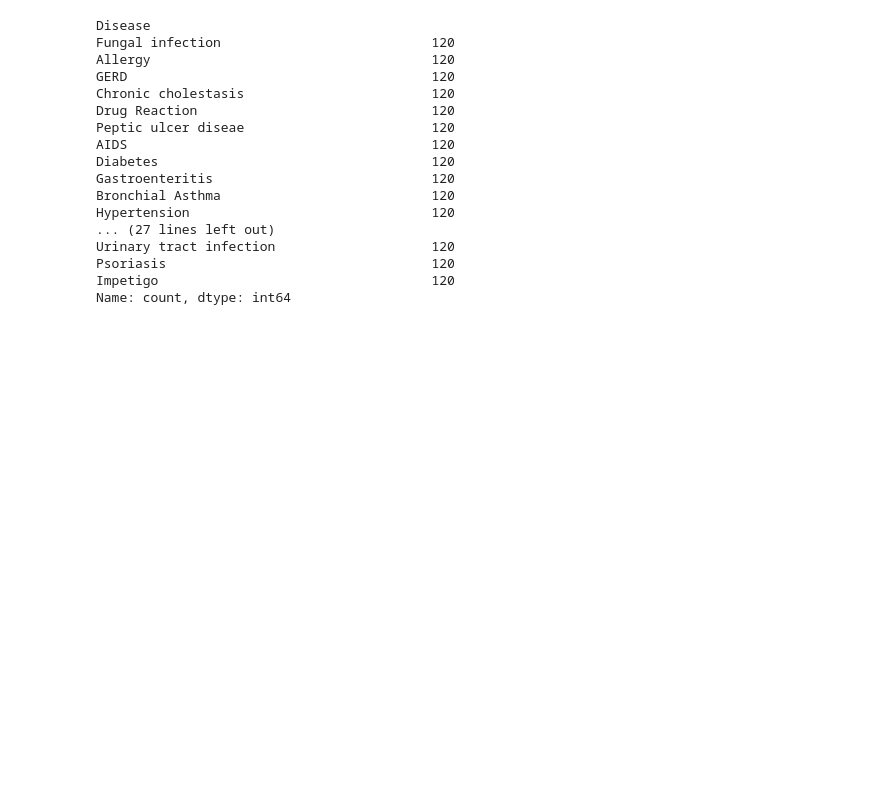
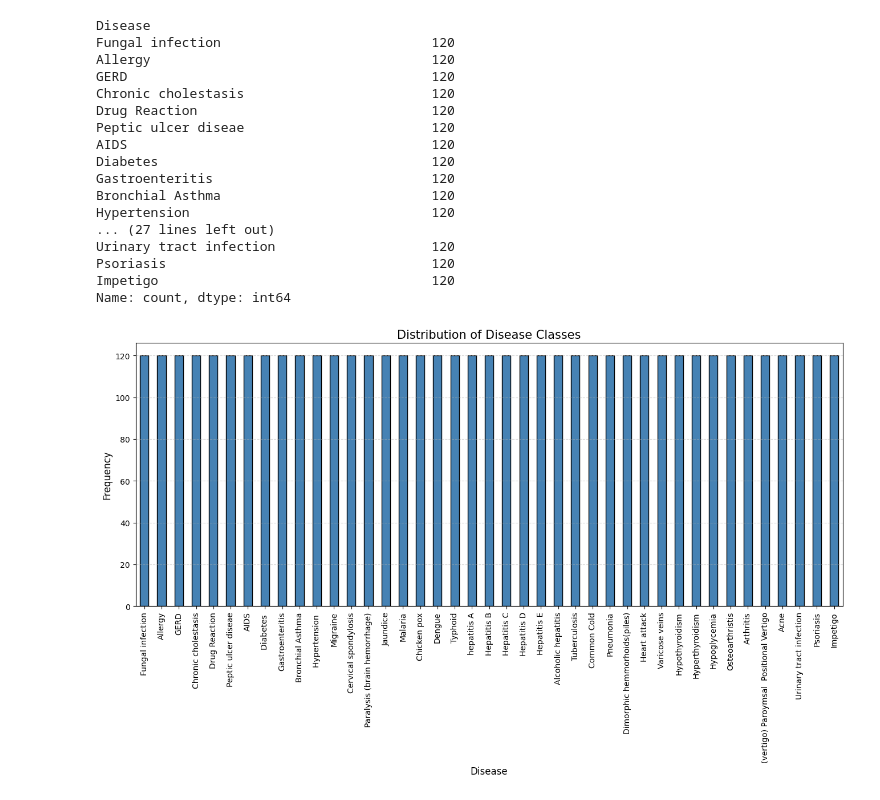
Before and after one commit to ayushpalse01012023-byte/Disease-Prediction-Assistant, a Jupyter notebook: Training/model.ipynb, the cells around one changed output. Saved outputs shown, nothing was run; the diff lists cells and outputs as text; code cells hidden in the pictures; blank space fills up the shorter version.

Commit message:
visualiE the diseases

```diff
--- a/Training/model.ipynb
+++ b/Training/model.ipynb
@@ -127,3 +127,21 @@ Urinary tract infection                    120
 Psoriasis                                  120
 Impetigo                                   120
 Name: count, dtype: int64
+# %%
+plt.figure(figsize=(16,6))
+
+df["Disease"].value_counts().plot(
+    kind="bar",
+    color="steelblue",
+    edgecolor="black"
+)
+
+plt.title("Distribution of Disease Classes", fontsize=15)
+plt.xlabel("Disease", fontsize=12)
+plt.ylabel("Frequency", fontsize=12)
+plt.xticks(rotation=90)
+plt.grid(axis="y", linestyle="--", alpha=0.5)
+
+plt.show()
+# %% [output]
+[figure, added]
```
